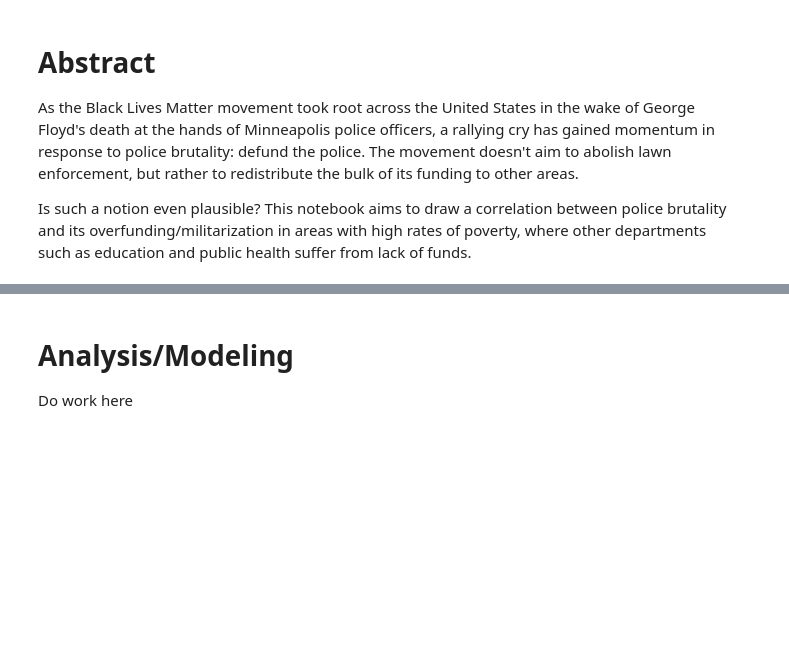
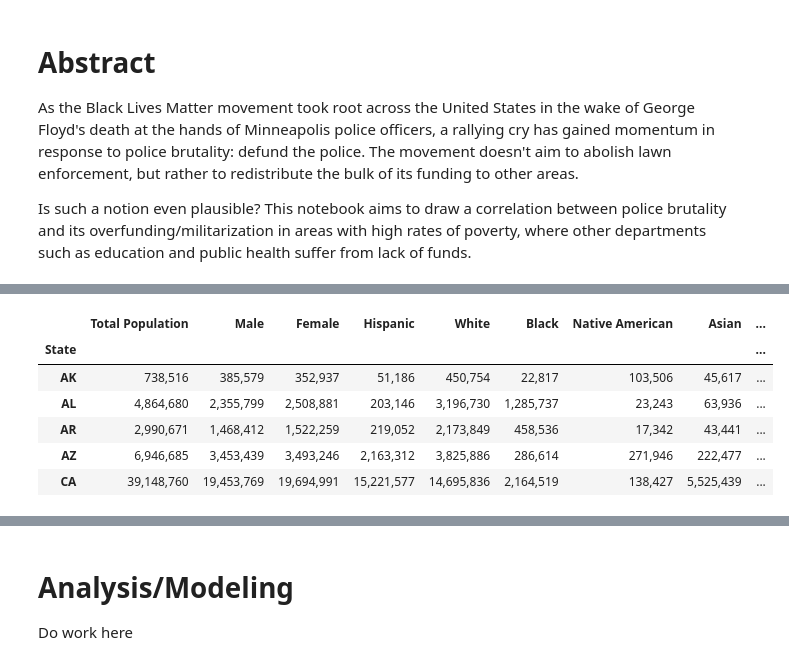
Before and after one commit to EzrielAsItGets/summer-2020-project, a Jupyter notebook: US Police Violence & Fatal Shootings.ipynb, the cells around one changed output, grey strips where cells are left out. Cells and saved outputs as stored; diff of their text form; code cells hidden in the pictures; blank space fills up the shorter version.

```diff
--- a/US Police Violence & Fatal Shootings.ipynb
+++ b/US Police Violence & Fatal Shootings.ipynb
@@ -59,0 +44,74 @@ Generate features here.
+# %%
+#Data import
+pk = pd.read_csv('./data/police_killings.csv')
+cd = pd.read_csv('./data/2018_census_5YE.csv')
+
+#Data cleaning
+us_state_abbrev = {
+    'Alabama': 'AL',
+    'Alaska': 'AK',
+    'American Samoa': 'AS',
+    'Arizona': 'AZ',
+    'Arkansas': 'AR',
+    'California': 'CA',
+    'Colorado': 'CO',
+    'Connecticut': 'CT',
+    'Delaware': 'DE',
+    'District of Columbia': 'DC',
+    'Florida': 'FL',
+    'Georgia': 'GA',
+    'Guam': 'GU',
+    'Hawaii': 'HI',
+    'Idaho': 'ID',
+    'Illinois': 'IL',
+    'Indiana': 'IN',
+    'Iowa': 'IA',
+    'Kansas': 'KS',
+    'Kentucky': 'KY',
+    'Louisiana': 'LA',
+    'Maine': 'ME',
+    'Maryland': 'MD',
+    'Massachusetts': 'MA',
+    'Michigan': 'MI',
+    'Minnesota': 'MN',
+    'Mississippi': 'MS',
+    'Missouri': 'MO',
+    'Montana': 'MT',
+    'Nebraska': 'NE',
+    'Nevada': 'NV',
+    'New Hampshire': 'NH',
+    'New Jersey': 'NJ',
+    'New Mexico': 'NM',
+    'New York': 'NY',
+    'North Carolina': 'NC',
+    'North Dakota': 'ND',
+    'Northern Mariana Islands':'MP',
+    'Ohio': 'OH',
+    'Oklahoma': 'OK',
+    'Oregon': 'OR',
+    'Pennsylvania': 'PA',
+    'Puerto Rico': 'PR',
+    'Rhode Island': 'RI',
+    'South Carolina': 'SC',
+    'South Dakota': 'SD',
+    'Tennessee': 'TN',
+    'Texas': 'TX',
+    'Utah': 'UT',
+    'Vermont': 'VT',
+    'Virgin Islands': 'VI',
+    'Virginia': 'VA',
+    'Washington': 'WA',
+    'West Virginia': 'WV',
+    'Wisconsin': 'WI',
+    'Wyoming': 'WY'
+}
+
+pk.replace(to_replace=r'^Unknown race$', value='Unknown Race', regex=True, inplace=True)
+cd.replace({'State': us_state_abbrev}, inplace=True)
+cd = cd.set_index('State')
+cd = cd.sort_index()
+
+#Test
+pk.head()
+cd.head()
+# %% [output]
@@ -59,0 +125,7 @@ Generate features here.
+|  | Total Population | Male | Female | Hispanic | White | Black | Native American | Asian | ... |
+| State |  |  |  |  |  |  |  |  | ... |
+| AK | 738,516 | 385,579 | 352,937 | 51,186 | 450,754 | 22,817 | 103,506 | 45,617 | ... |
+| AL | 4,864,680 | 2,355,799 | 2,508,881 | 203,146 | 3,196,730 | 1,285,737 | 23,243 | 63,936 | ... |
+| AR | 2,990,671 | 1,468,412 | 1,522,259 | 219,052 | 2,173,849 | 458,536 | 17,342 | 43,441 | ... |
+| AZ | 6,946,685 | 3,453,439 | 3,493,246 | 2,163,312 | 3,825,886 | 286,614 | 271,946 | 222,477 | ... |
+| CA | 39,148,760 | 19,453,769 | 19,694,991 | 15,221,577 | 14,695,836 | 2,164,519 | 138,427 | 5,525,439 | ... |
```
Also changed, not shown: parts of 11 cells of this notebook, 9 other files.
